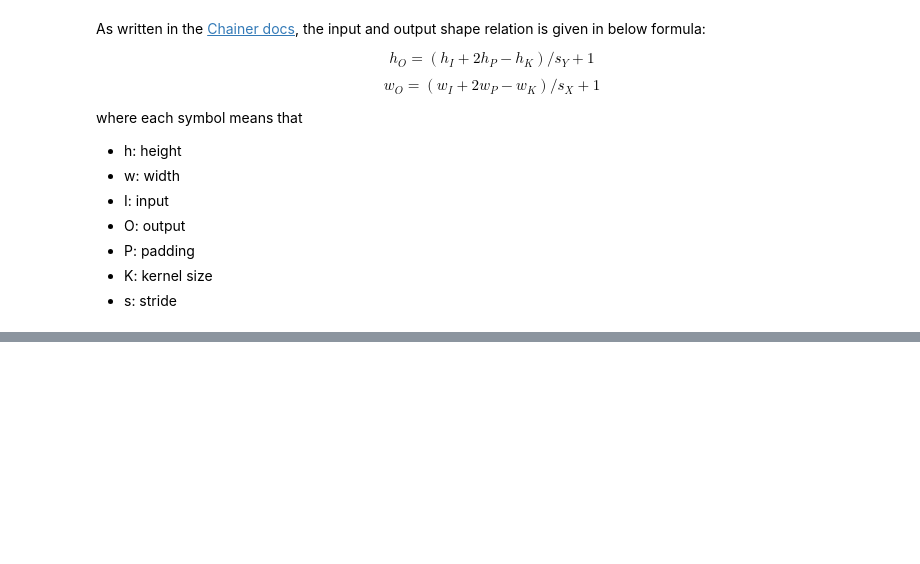
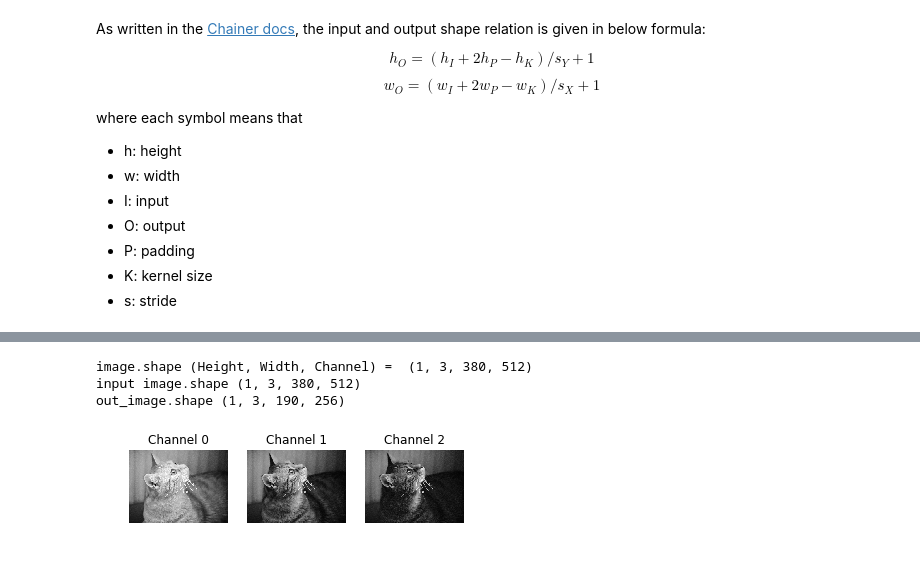
Before and after one commit to corochann/deep-learning-tutorial-with-chainer, a Jupyter notebook: src/cnn/convolution.ipynb, the cells around one changed output, grey strips where cells are left out. Cells and saved outputs as stored; diff of their text form; code cells hidden in the pictures; blank space fills up the shorter version.

```diff
--- a/src/cnn/convolution.ipynb
+++ b/src/cnn/convolution.ipynb
@@ -224,9 +235,15 @@ another popular method is to use max pooling.
 # %%
+from chainer import functions as F
 print('image.shape (Height, Width, Channel) = ', image.shape)
 
 print('input image.shape', image.shape)
-out_image = conv2(conv1(image)).data
+out_image = F.max_pooling_2d(image, 2).data
 print('out_image.shape', out_image.shape)
 out_image = out_image[0].transpose(1, 2, 0)
 plot_channels(out_image,
-              filepath=os.path.join(basedir, 'output_conv2.jpg'))
+              filepath=os.path.join(basedir, 'output_max_pooling.jpg'))
+# %% [output]
+image.shape (Height, Width, Channel) =  (1, 3, 380, 512)
+input image.shape (1, 3, 380, 512)
+out_image.shape (1, 3, 190, 256)
+[figure, added]
```
Also changed, not shown: parts of 10 cells of this notebook, 4 other files.
